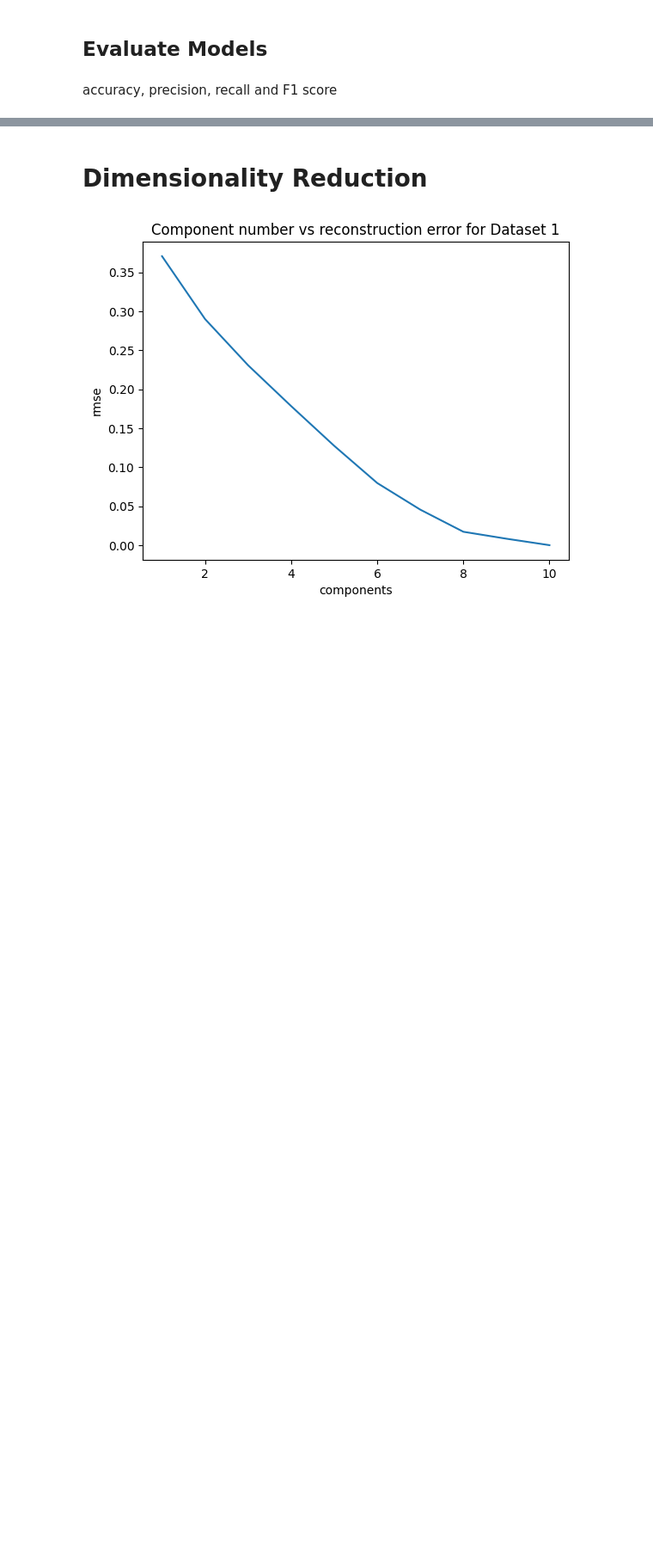
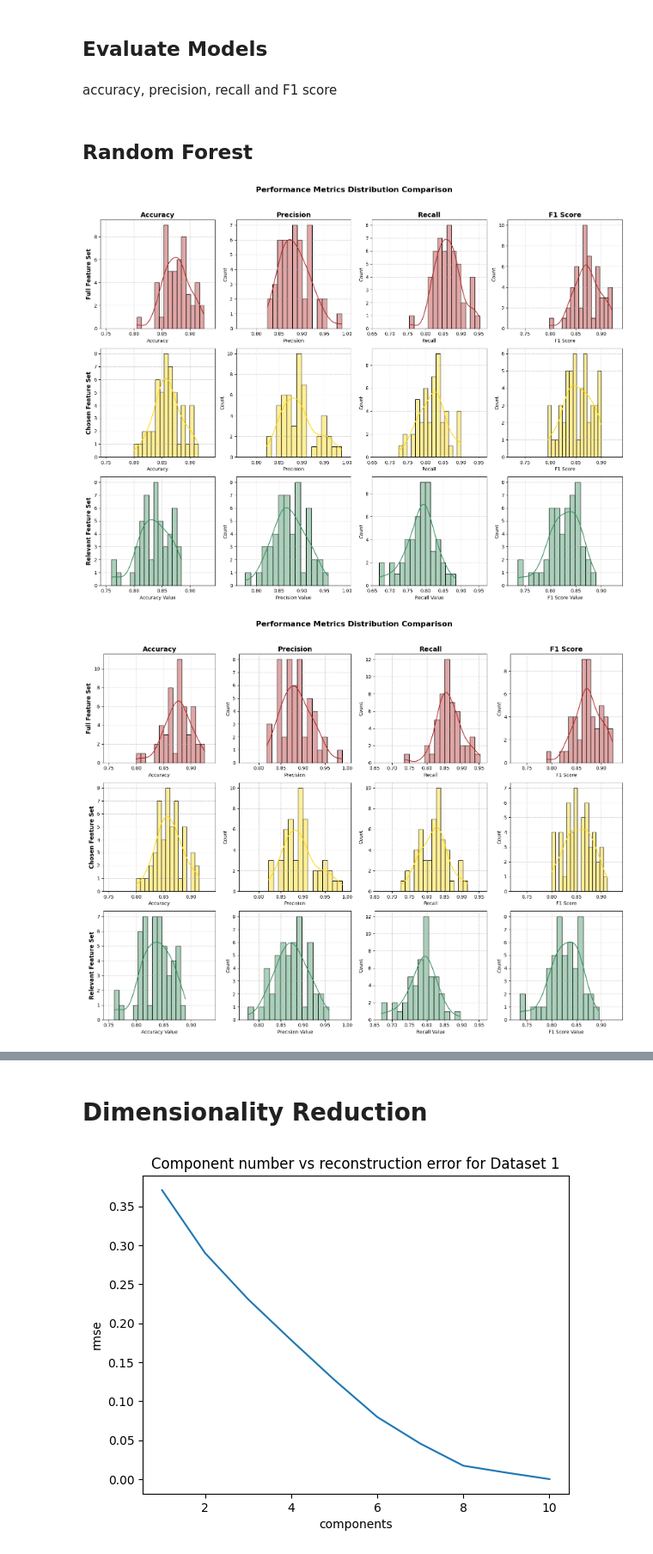
Before and after one commit to dawidsroczyk/Data-Exploration, a Jupyter notebook: feature_selection.ipynb, the cells around one changed output, grey strips where cells are left out. Shown at 86% size. Saved outputs shown, nothing was run; the diff lists cells and outputs as text; code cells hidden in the pictures; blank space fills up the shorter version.

```diff
--- a/feature_selection.ipynb
+++ b/feature_selection.ipynb
@@ -184,17 +192,6 @@ Testing RFE on Dataset 3...
 [figure]
 # %% [markdown]
 ## Evaluate Models
-# %%
-from sklearn.svm import SVC
-from sklearn.ensemble import RandomForestClassifier
-from sklearn.model_selection import KFold
-from sklearn.metrics import accuracy_score, precision_score, recall_score, f1_score
-
-model = SVC()
-model = RandomForestClassifier()
-X, y = dataset_1()
-feature_mask = [0, 2, 3, 4, 6]
-relevant_mask = [0, 1, 2, 3, 4]
 # %%
 def get_metric_data(model, x_train, x_test, y_train, y_test):
     model.fit(x_train, y_train)
@@ -233,7 +230,7 @@ def eval_model(model, X, y, feature_mask, relevant_mask):
     data_full = []
     data_chosen = []
     data_relevant = []
-    for i, (train_index, test_index) in enumerate(kf.split(X)):
+    for i, (train_index, test_index) in tqdm(enumerate(kf.split(X))):
         x_train, x_test, y_train, y_test = X[train_index], X[test_index], y[train_index], y[test_index]
         data_full.append(get_metric_data(model, x_train, x_test, y_train, y_test))
         data_chosen.append(get_metric_data(model, x_train[:, feature_mask], x_test[:, feature_mask], y_train, y_test))
@@ -294,0 +295,23 @@ def eval_model(model, X, y, feature_mask, relevant_mask):
+# %% [markdown]
+## Random Forest
+# %%
+model = RandomForestClassifier()
+X, y = dataset_1()
+feature_mask = gini_method(X, y, 5)
+relevant_mask = [0, 1, 2, 3, 4]
+eval_model(model, X, y, feature_mask, relevant_mask)
+
+model = RandomForestClassifier()
+X, y = dataset_1()
+feature_mask = mutual_info_method(X, y, 5)
+relevant_mask = [0, 1, 2, 3, 4]
+eval_model(model, X, y, feature_mask, relevant_mask)
+
+model = RandomForestClassifier()
+X, y = dataset_1()
+feature_mask = rfe(X, y)
+relevant_mask = [0, 1, 2, 3, 4]
+eval_model(model, X, y, feature_mask, relevant_mask)
+# %% [output]
+[figure, added]
+[figure, added]
```
Also changed, not shown: parts of 14 cells of this notebook.
